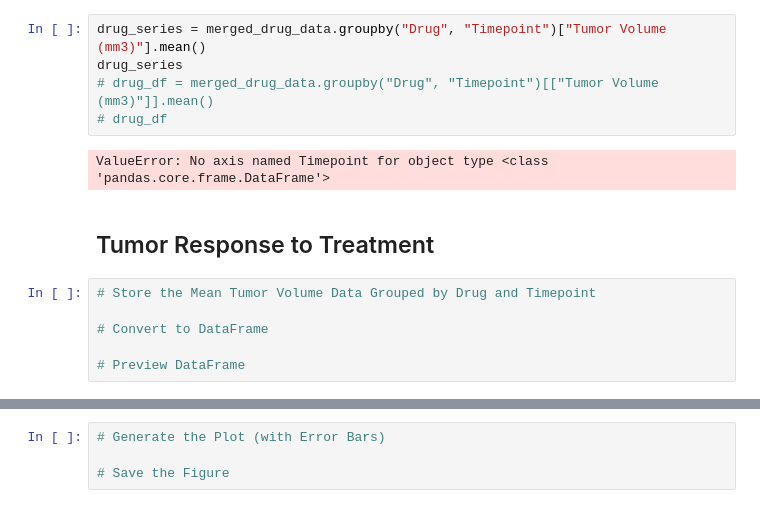
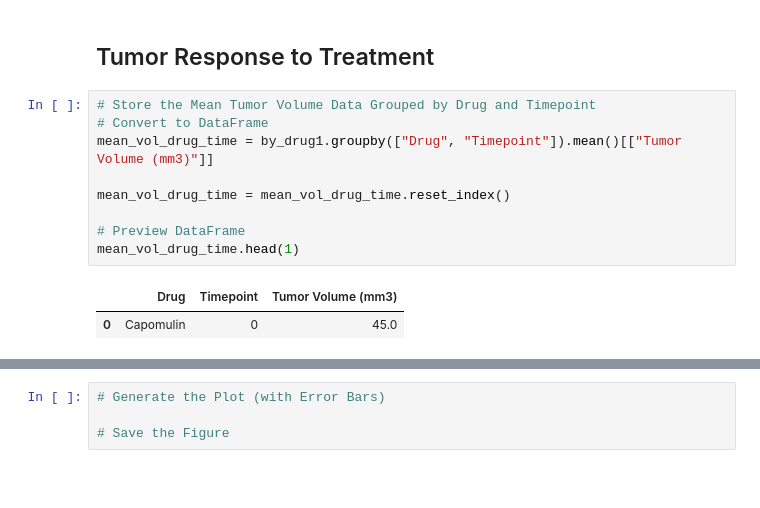
Before and after one commit to mdsmith577/Matplotlib_Homework, a Jupyter notebook: pymaceuticals.ipynb, the cells around one changed output, grey strips where cells are left out. Drawn from its saved outputs; the diff is of its cells as text; blank space fills up the shorter version.

```diff
--- a/pymaceuticals.ipynb
+++ b/pymaceuticals.ipynb
@@ -58,15 +31,14 @@ Name: Tumor Volume, dtype: float64
-# %%
-drug_series = merged_drug_data.groupby("Drug", "Timepoint")["Tumor Volume (mm3)"].mean()
-drug_series
-# drug_df = merged_drug_data.groupby("Drug", "Timepoint")[["Tumor Volume (mm3)"]].mean()
-# drug_df
-# %% [output]
-ValueError: No axis named Timepoint for object type <class 'pandas.core.frame.DataFrame'>
 # %% [markdown]
 ## Tumor Response to Treatment
 # %%
 # Store the Mean Tumor Volume Data Grouped by Drug and Timepoint
+# Convert to DataFrame
+mean_vol_drug_time = by_drug1.groupby(["Drug", "Timepoint"]).mean()[["Tumor Volume (mm3)"]]
 
-# Convert to DataFrame
+mean_vol_drug_time = mean_vol_drug_time.reset_index()
 
 # Preview DataFrame
+mean_vol_drug_time.head(1)
+# %% [output]
+|  | Drug | Timepoint | Tumor Volume (mm3) |
+| 0 | Capomulin | 0 | 45.0 |
```
Also changed, not shown: parts of 8 cells of this notebook, 1 other file.
